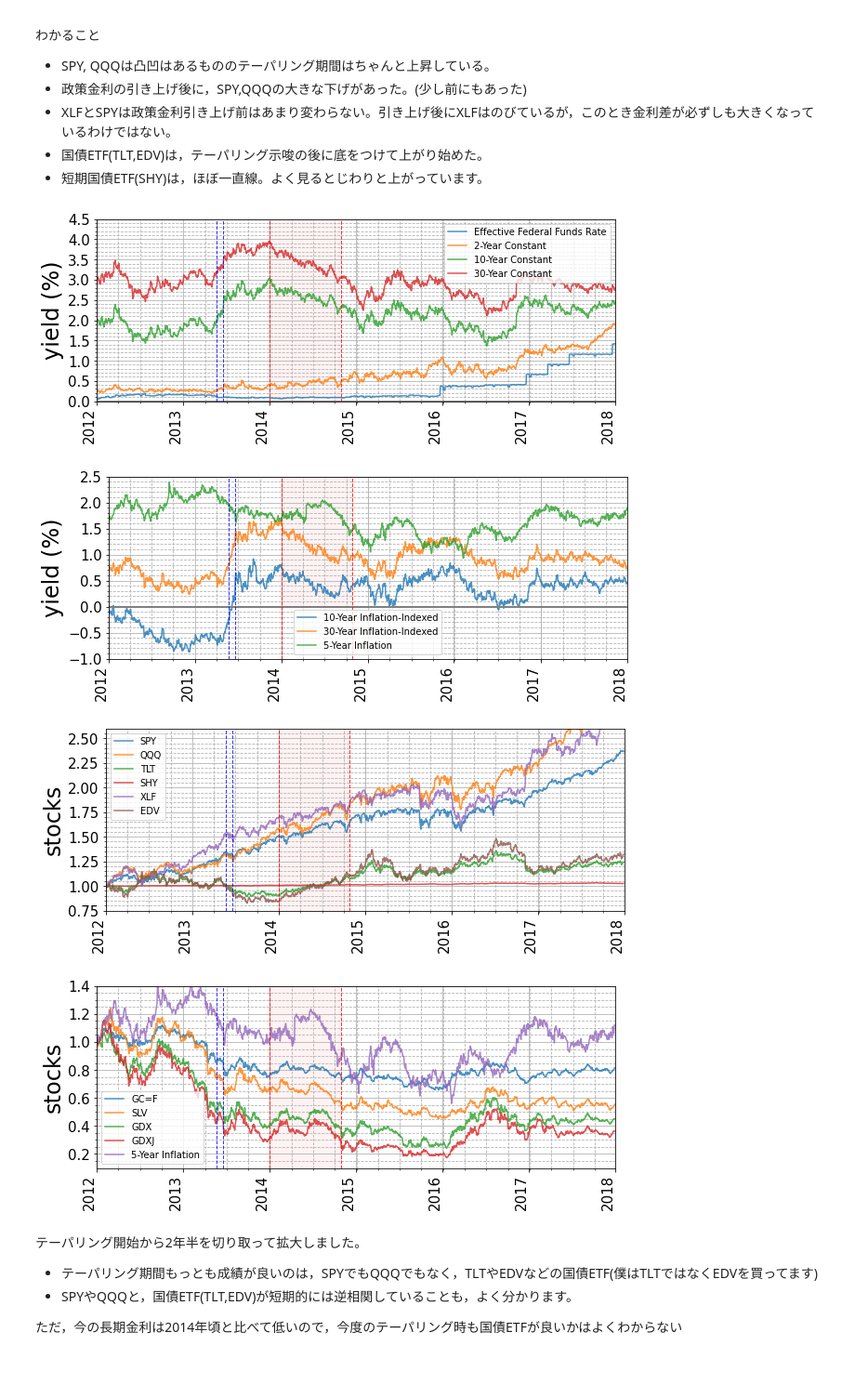
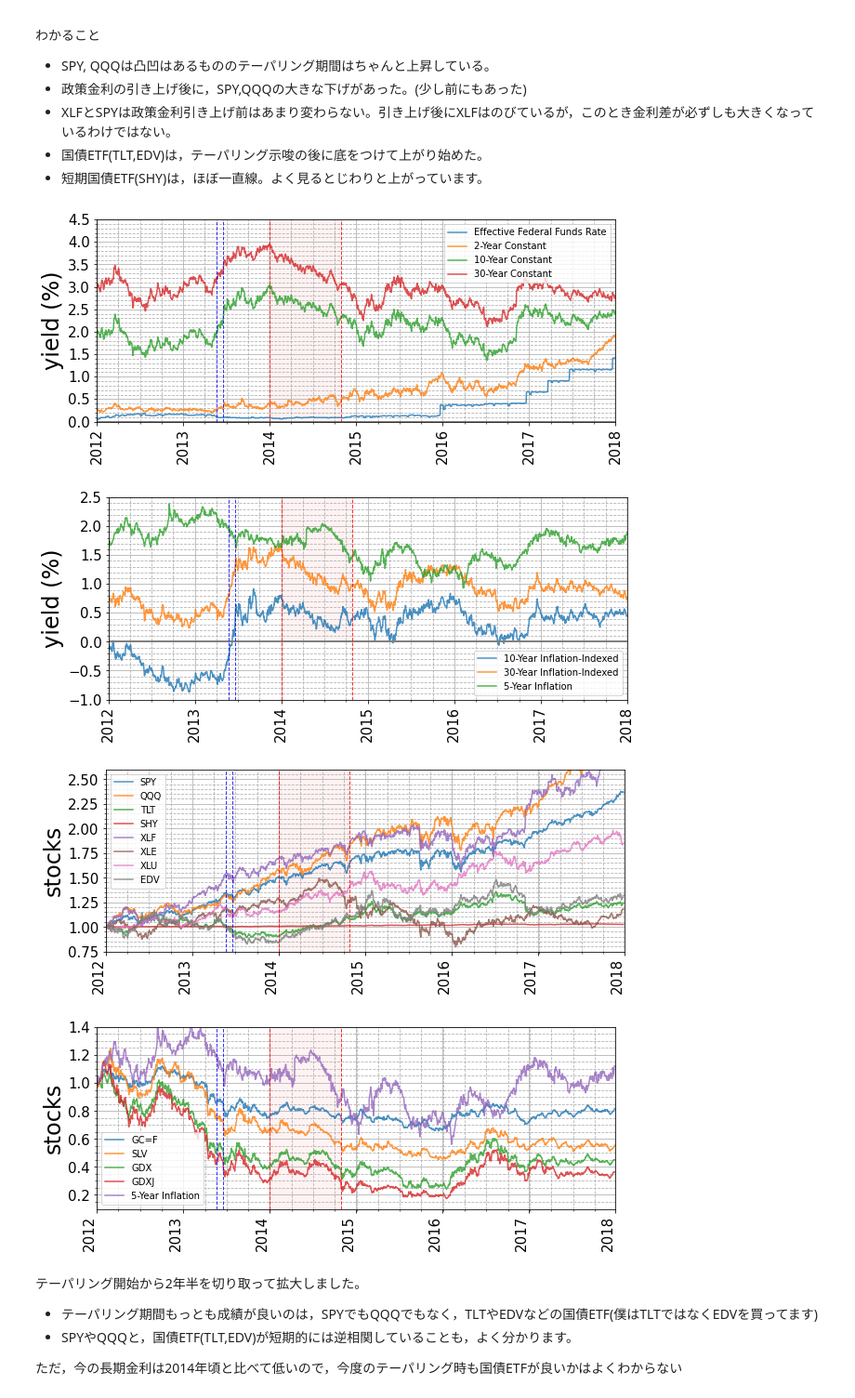
Before and after one commit to jnishii/stock-analysis, a Jupyter notebook: yahoo_fin/Yields.ipynb, the cells around one changed output. Shown at 93% size. Saved outputs shown, nothing was run; the diff lists cells and outputs as text; code cells hidden in the pictures; blank space fills up the shorter version.

Commit message:
fix and added graphs

```diff
--- a/yahoo_fin/Yields.ipynb
+++ b/yahoo_fin/Yields.ipynb
@@ -53,10 +53,15 @@ table_yields = {
     "T10YIE": "10-Year Inflation",
     "T20YIEM": "20-Year Inflation",
     "T10Y2Y": "10-Year - 2 Year",
+    "XLF": "XLF",
+    "XLU": "XLU",
+    "XLE": "XLE",
     "GOLD": "GOLD",
     "SLV": "SLV",
     "SPY": "SPY",
     "QQQ": "QQQ",
+    "DXY": "DXY",
+
 }
 
 
@@ -67,7 +72,7 @@ def defaultPlotting():
             "axes.titlesize": 20,
             "axes.labelsize": 20,
             "font.size": 20,
-            "legend.fontsize": 15,
+            "legend.fontsize": 16,
         },
         style="white",
     )
@@ -91,7 +96,7 @@ def plot(df, xlim=None, ylim=None, ylabel="", normalize=False):
     df = df.rename(columns=table_yields)
 
     ax = df.plot(
-        figsize=(10, 4), fontsize=15, linewidth=1.5, alpha=0.8, xlim=xlim, ylim=ylim
+        figsize=(10, 5), fontsize=15, linewidth=1.5, alpha=0.8, xlim=xlim, ylim=ylim
     )
     plt.legend(fontsize=10)
     #    plt.title("Yields", fontsize=45)
@@ -217,7 +216,7 @@ yields = ["FF", "DGS2", "DGS5", "DGS10", "DGS30", "DFII5", "DFII10", "DFII30", "
 df_yields = web.DataReader(yields, "fred", start, end)
 df_yields = df_yields.fillna(method="ffill")
 # %%
-tickers = ["GC=F", "SPY", "QQQ", "TLT", "SHY","XLF","EDV", "SLV", "GDX", "GDXJ","QYLD"]
+tickers = ["GC=F", "SPY", "QQQ", "TLT", "SHY","XLF","EDV", "SLV", "GDX", "GDXJ","QYLD","XLF","XLU","XLE","DXY"]
 df_stocks = get_stock_data(
     start,
     end,
@@ -250,21 +249,21 @@ Yosshiさんの真似をして2013年から2018金利の推移のグラフを作
 # %%
 ytargets = ["FF", "DGS2", "DGS10", "DGS30"]
 itargets = ["DFII10","DFII30","T5YIE"]
 
-stargets = ["SPY", "QQQ", "TLT", "SHY", "XLF", "EDV"]
+stargets = ["SPY", "QQQ", "TLT", "SHY", "XLF", "XLE","XLU","EDV"]
 ctargets = ["GC=F", "SLV", "GDX", "GDXJ", "T5YIE"]
 
 xlim = ["2012-01-01", "2018-01-01"]
 
 plot(df[ytargets], xlim=xlim, ylim=[0, 4.5], ylabel="yield (%)")
 plot(df[itargets], xlim=xlim, ylim=[-1, 2.5], ylabel="yield (%)")
 
 plot(df[stargets], xlim=xlim, ylim=[0.75, 2.6], ylabel="stocks", normalize=True)
 plot(df[ctargets], xlim=xlim, ylim=[0.1, 1.4], ylabel="stocks", normalize=True)
 # %% [output]
-[figure, old version]
+[figure, new version]
-[figure, old version]
+[figure, new version]
-[figure, old version]
+[figure, new version]
 [figure]
 # %% [markdown]
 テーパリング開始から2年半を切り取って拡大しました。
```
Also changed, not shown: parts of 5 cells of this notebook, 1 other file.
